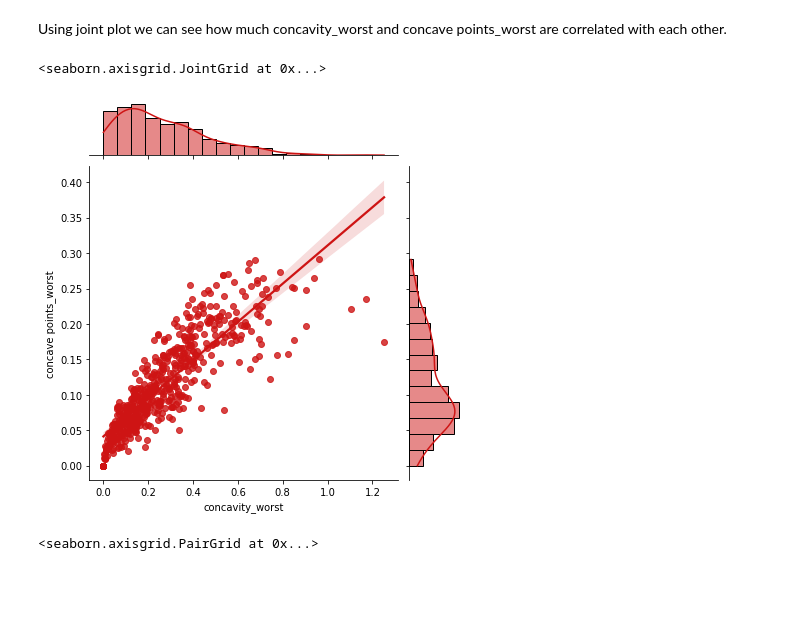
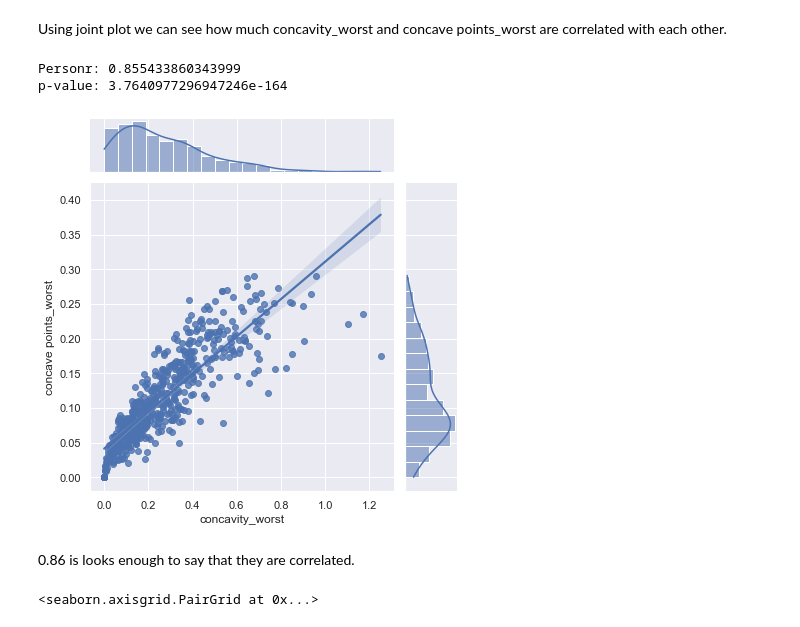
Before and after one commit to RYees/causal-inference, a Jupyter notebook: Notebooks/data_expore.ipynb, the cells around one changed output. Cells and saved outputs as stored; diff of their text form; code cells hidden in the pictures; blank space fills up the shorter version.

```diff
--- a/Notebooks/data_expore.ipynb
+++ b/Notebooks/data_expore.ipynb
@@ -205,12 +206,17 @@ plt.xticks(rotation=90)
 # %% [markdown]
 Using joint plot we can see how much concavity_worst and concave points_worst are correlated with each other.
 # %%
-from scipy.stats import pearsonr
-# sns.jointplot(x ='concavity_worst', y='concave points_worst', data=df, alpha = 0.1)
-sns.jointplot(x.loc[:,'concavity_worst'], x.loc[:,'concave points_worst'], kind="reg", color="#ce1414")
+from scipy.stats import stats
+sns.jointplot(x.loc[:,'concavity_worst'], x.loc[:,'concave points_worst'], kind="reg")
+r, p = stats.pearsonr(x.loc[:,'concavity_worst'], x.loc[:,'concave points_worst'])
+print('Personr:', r)
+print('p-value:', p)
 # %% [output]
-<seaborn.axisgrid.JointGrid at 0x...>
+Personr: 0.855433860343999
+p-value: 3.7640977296947246e-164
-[figure, old version]
+[figure, new version]
+# %% [markdown]
+0.86 is looks enough to say that they are correlated.
 # %%
 sns.set(style="white")
 df = x.loc[:,['radius_worst','perimeter_worst','area_worst']]
```
Also changed, not shown: parts of 1 cell of this notebook.
